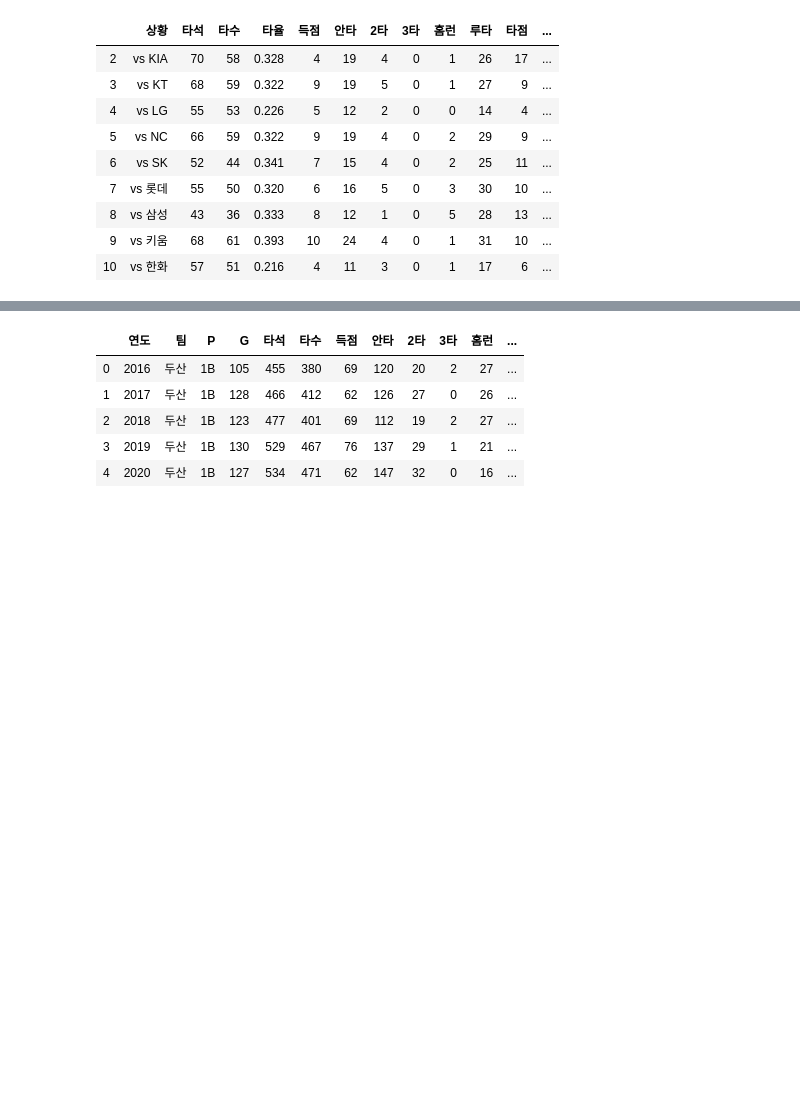
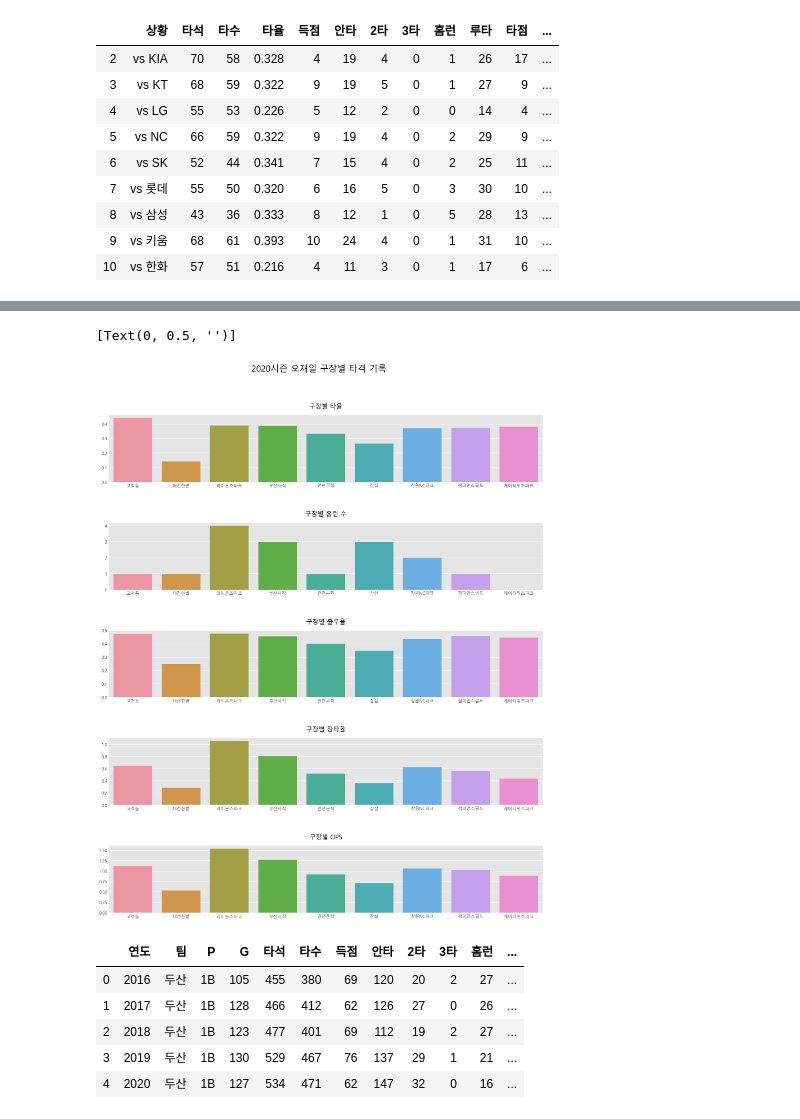
Before and after one commit to jeonprize/KBO-Analysis, a Jupyter notebook: OJL.ipynb, the cells around one changed output, grey strips where cells are left out. Drawn from its saved outputs; the diff is of its cells as text; code cells hidden in the pictures; blank space fills up the shorter version.

```diff
--- a/OJL.ipynb
+++ b/OJL.ipynb
@@ -157,0 +147,4 @@ df[df["상황"].str.contains("vs")]
+# %%
+delete_df = df[(df["상황"].str.contains("경기"))|(df["상황"].str.contains("vs"))].index
+vs_stadium_df = df.drop(delete_df)
+vs_stadium_df
@@ -158,3 +162,36 @@ df[df["상황"].str.contains("vs")]
+# %%
+fig, axes = plt.subplots(5,1,figsize=(18,20))
+fig.suptitle('2020시즌 오재일 구장별 타격 기록',fontsize=20)
+
+axes[0].set_title('구장별 타율',pad=15)
+g1 = sns.barplot(ax=axes[0],x=vs_stadium_df["상황"], y = vs_stadium_df["타율"])
+g1.set(xlabel=None)
+g1.set(ylabel=None)
+
+axes[1].set_title('구장별 홈런 수',pad=15)
+g2 = sns.barplot(ax=axes[1],x=vs_stadium_df["상황"], y = vs_stadium_df["홈런"])
+g2.set(xlabel=None)
+g2.set(ylabel=None)
+
+axes[2].set_title('구장별 출루율',pad=15)
+g3 = sns.barplot(ax=axes[2],x=vs_stadium_df["상황"], y = vs_stadium_df["출루"])
+g3.set(xlabel=None)
+g3.set(ylabel=None)
+
+plt.subplots_adjust(left=0.125, bottom=0.1,  right=0.9, top=0.9, wspace=0.2, hspace=0.6)
+
+axes[3].set_title('구장별 장타율',pad=15)
+g4 = sns.barplot(ax=axes[3],x=vs_stadium_df["상황"], y = vs_stadium_df["장타"])
+g4.set(xlabel=None)
+g4.set(ylabel=None)
+
+axes[4].set_title('구장별 OPS',pad=15)
+g5 = sns.barplot(ax=axes[4],x=vs_stadium_df["상황"], y = vs_stadium_df["OPS"])
+g5.set(xlabel=None)
+g5.set(ylabel=None)
+# %% [output]
+[Text(0, 0.5, '')]
+[figure, added]
 # %%
 ojl_season = pd.read_csv("ojl_season.csv")
 ojl_season
```
Also changed, not shown: parts of 3 cells of this notebook.
